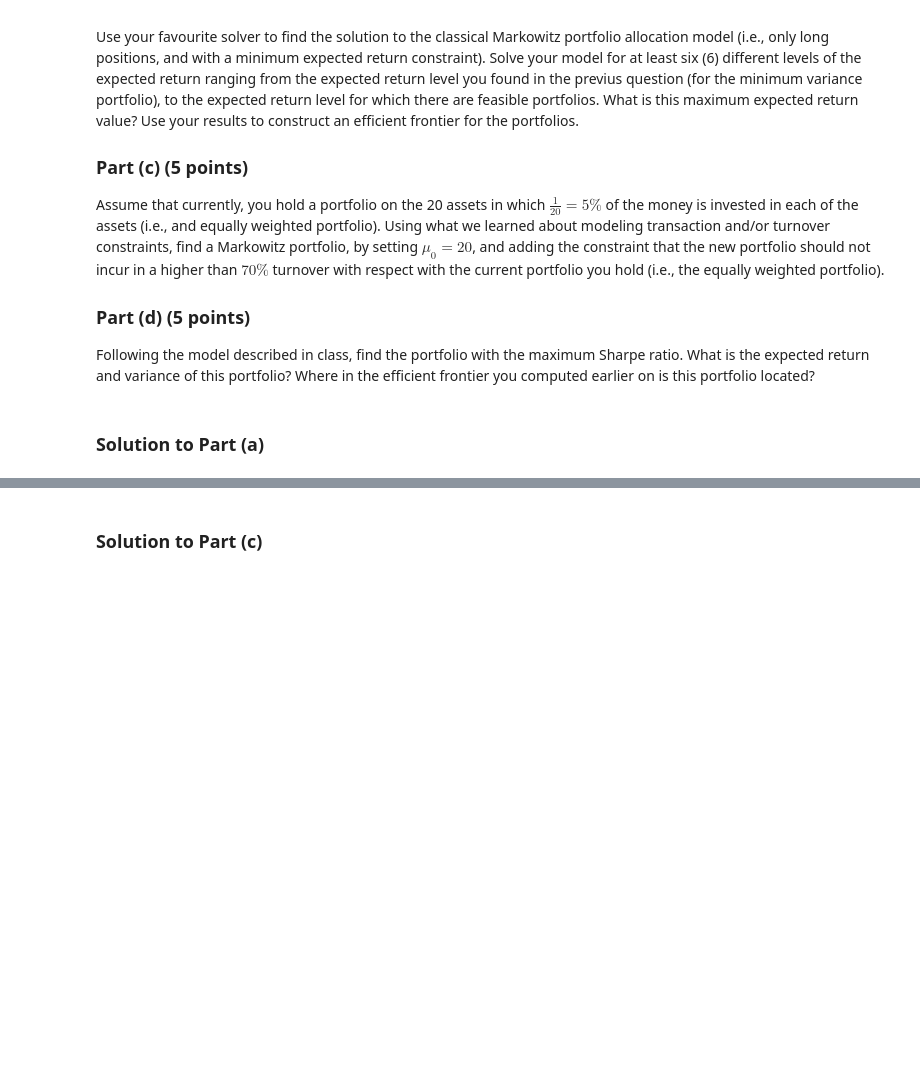
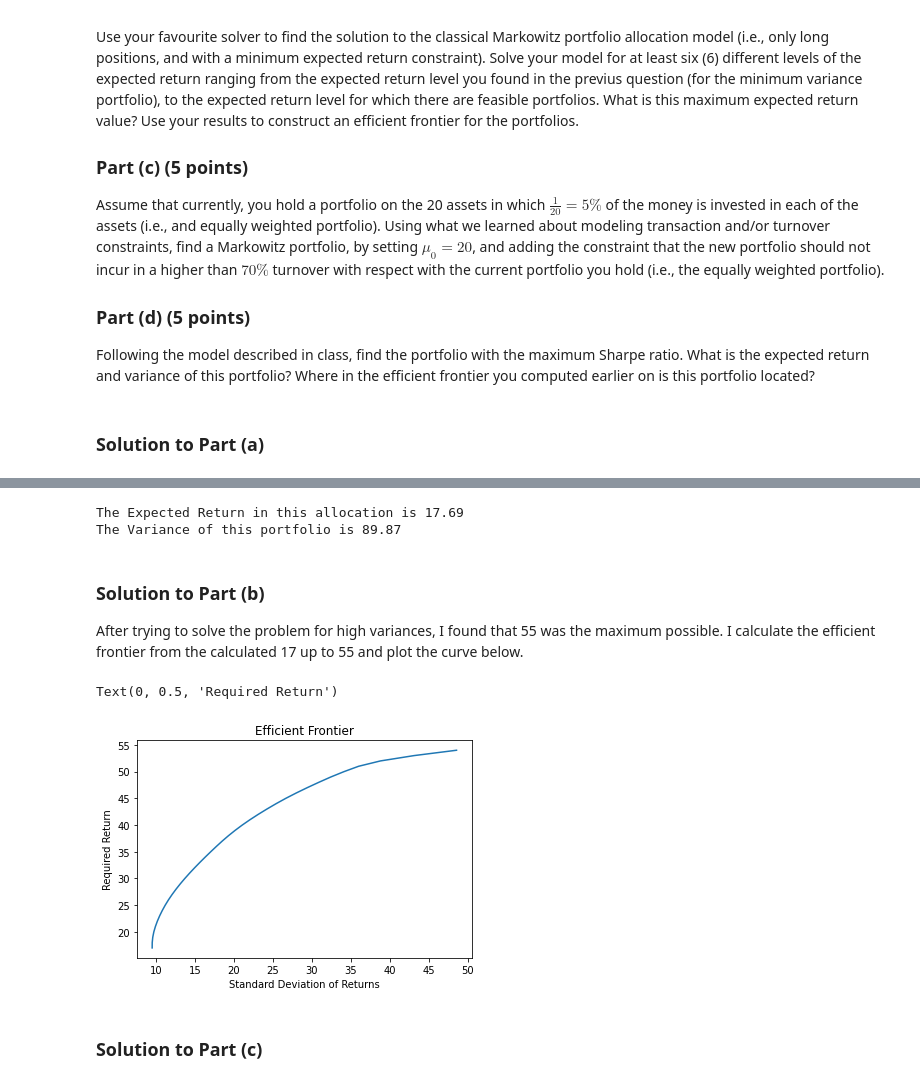
Before and after one commit to jdean53/GeneralWork, a Jupyter notebook: FinOps/HW3.ipynb, the cells around one changed output, grey strips where cells are left out. Cells and saved outputs as stored; diff of their text form; code cells hidden in the pictures; blank space fills up the shorter version.

Commit message:
q3solve
Solved most of Q3 for ISE 446 HW3

```diff
--- a/FinOps/HW3.ipynb
+++ b/FinOps/HW3.ipynb
@@ -261,6 +283,7 @@ Following the model described in class, find the portfolio with the maximum Shar
 '''
 Data Import
 '''
-ret = pd.read_excel('HWQ3_Data.xlsx', sheet_name='returns')
+ret = pd.read_excel('HWQ3_Data.xlsx', sheet_name='returns').to_numpy()[0]
 cov = pd.read_excel('HWQ3_Data.xlsx', sheet_name='covariance', index_col='Unnamed: 0')
 dec_var_names = cov.index.to_list()
+cov = cov.to_numpy()
@@ -270,0 +290,17 @@ import quadprog
+# %%
+'''
+Constraint Matrix Set up
+'''
+'''Non-Negativity (0s along main diaganol'''
+A = np.zeros((20,20))
+np.fill_diagonal(A,1)
+'''Adding in the weighting to 1'''
+C=np.concatenate((np.ones((1,20)),A))
+'''Equality vector - first is equal to 1, last 20 are greater than 0'''
+b=np.zeros(21)
+b[0]=1
+# %%
+'''
+Solve program
+'''
+alloc, min_var = quadprog.solve_qp(G=cov,a=np.zeros(20),C=np.transpose(C),b=b,meq=1)[:2]
@@ -271,2 +331,40 @@ import quadprog
+# %%
+'''
+Return & Risk
+'''
+print('The Expected Return in this allocation is {:.2f}'.format(sum(alloc * ret)))
+print('The Variance of this portfolio is {:.2f}'.format(min_var))
+# %% [output]
+The Expected Return in this allocation is 17.69
+The Variance of this portfolio is 89.87
+# %% [markdown]
+### Solution to Part (b)
+
+After trying to solve the problem for high variances, I found that 55 was the maximum possible.  I calculate the efficient frontier from the calculated 17 up to 55 and plot the curve below.
+# %%
+req_returns = range(17,55,1)
+variance = []
+sharpe = []
+for req_return in req_returns:
+    '''Non-Negativity (0s along main diaganol'''
+    A = np.zeros((20,20))
+    np.fill_diagonal(A,1)
+    '''Adding in the weighting to 1'''
+    C=np.concatenate((np.ones((1,20)),A,np.reshape(ret,(1,20))))
+    '''Equality vector - first is equal to 1, last 20 are greater than 0'''
+    b=np.zeros(22)
+    b[0]=1
+    b[-1]=req_return
+    alloc, min_var = quadprog.solve_qp(G=cov,a=np.zeros(20),C=np.transpose(C),b=b,meq=1)[:2]
+    variance.append(min_var)
+    sharpe.append(req_return / np.sqrt(min_var))
+
+plt.plot(np.sqrt(variance),req_returns)
+plt.title('Efficient Frontier')
+plt.xlabel('Standard Deviation of Returns')
+plt.ylabel('Required Return')
+# %% [output]
+Text(0, 0.5, 'Required Return')
+[figure, added]
 # %% [markdown]
 ### Solution to Part (c)
```
Also changed, not shown: parts of 12 cells of this notebook, 1 other file.
